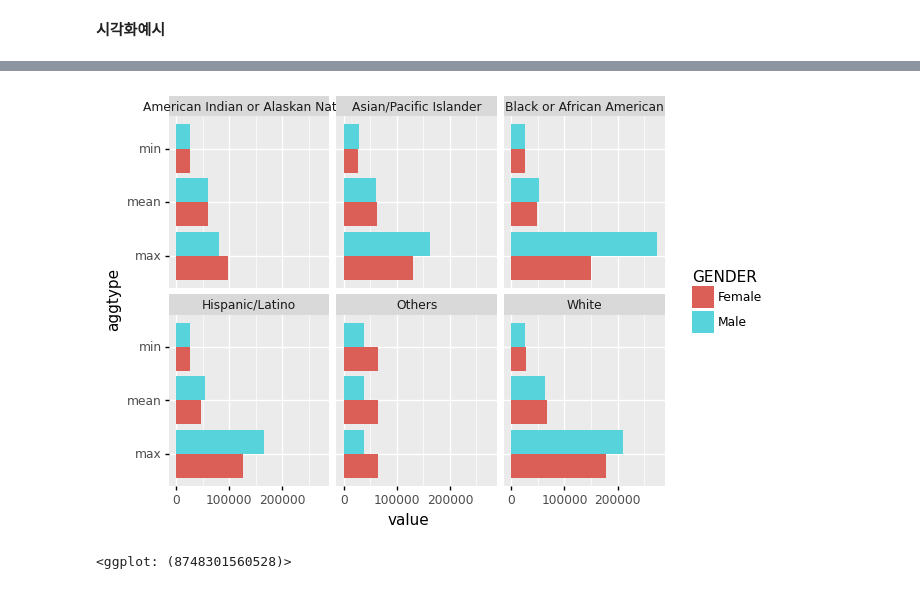
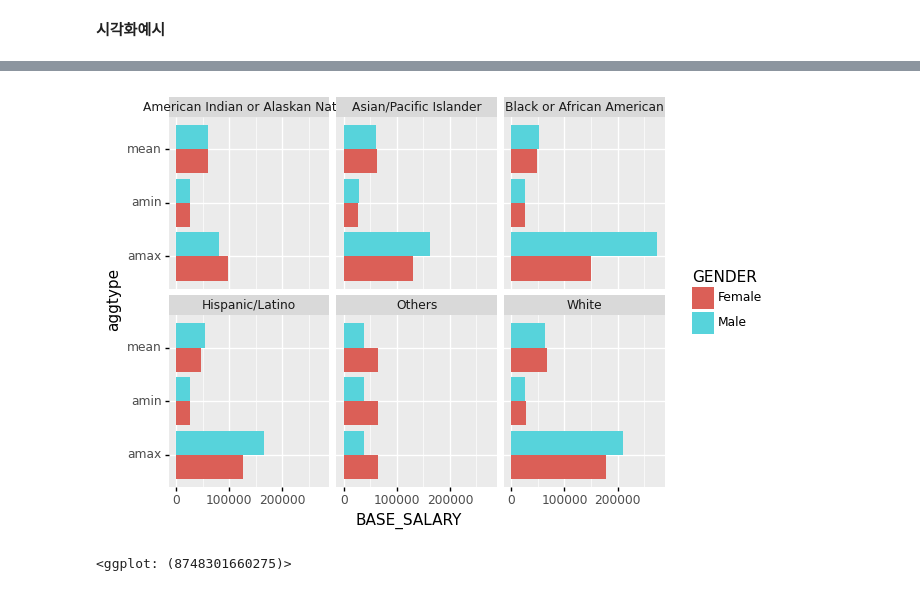
Before and after one commit to guebin/2021DV, a Jupyter notebook: _notebooks/2021-11-05-(A2) 데이터 시각화 중간고사 예상문제.ipynb, the cells around one changed output, grey strips where cells are left out. Drawn from its saved outputs; the diff is of its cells as text; code cells hidden in the pictures.

```diff
--- a/_notebooks/2021-11-05-(A2) 데이터 시각화 중간고사 예상문제.ipynb
+++ b/_notebooks/2021-11-05-(A2) 데이터 시각화 중간고사 예상문제.ipynb
@@ -160,13 +182,9 @@ df=df.dropna()
 # %%
 #hide
-tidy=df.groupby(['RACE','GENDER']).agg({'BASE_SALARY': [np.mean,np.max,np.min]})\
-.reset_index()\
-.rename(columns={'amax':'max','amin':'min'})\
-.melt(id_vars=['RACE','GENDER'])\
-.rename(columns={'variable_1':'aggtype'})
+tidy=df.groupby(['RACE','GENDER']).agg({'BASE_SALARY': [np.mean,np.max,np.min]}).stack().reset_index().rename(columns={'level_2':'aggtype'})
 fig=ggplot(tidy)
-bar=geom_bar(aes(x='aggtype',y='value',fill='GENDER'),stat='identity',position='dodge')
+bar=geom_bar(aes(x='aggtype',y='BASE_SALARY',fill='GENDER'),stat='identity',position='dodge')
 fig+bar+coord_flip()+facet_wrap(facets="RACE")
 # %% [output]
-[figure, old version]
+[figure, new version]
-<ggplot: (8748301560528)>
+<ggplot: (8748301660275)>
```
Also changed, not shown: parts of 3 cells of this notebook.
